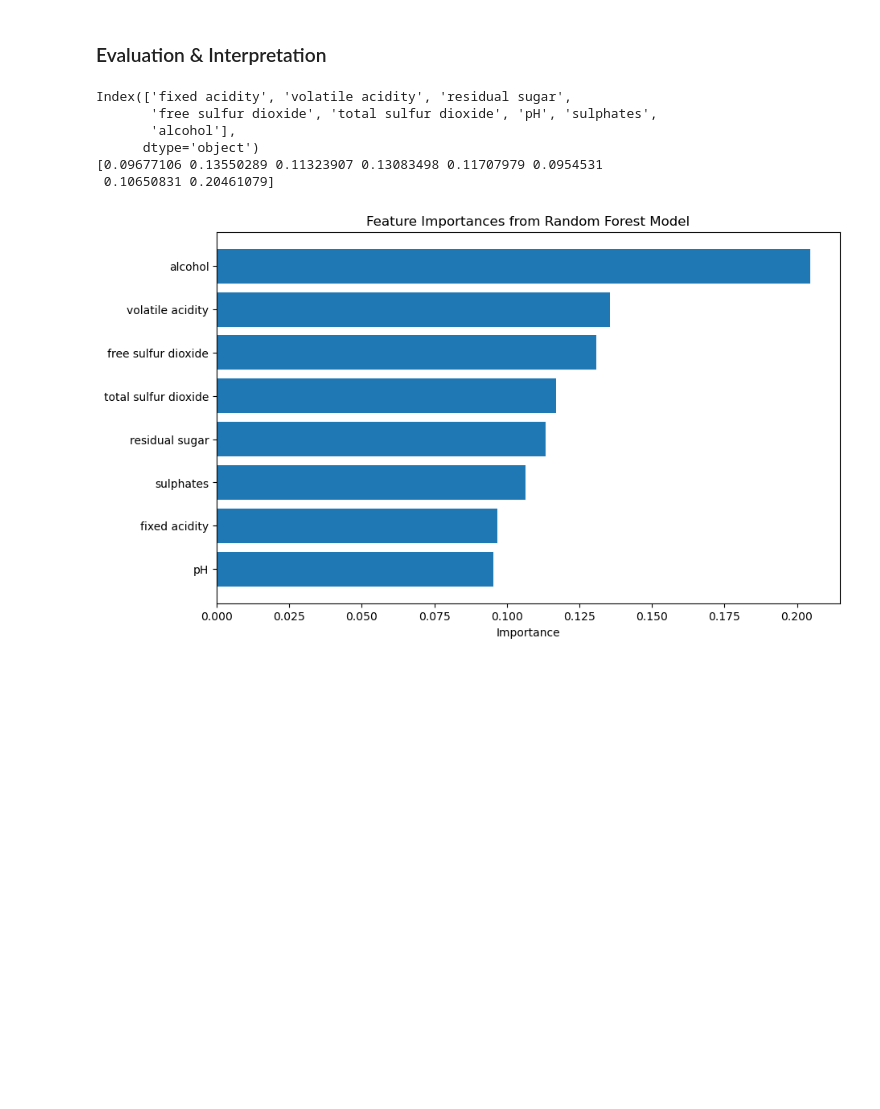
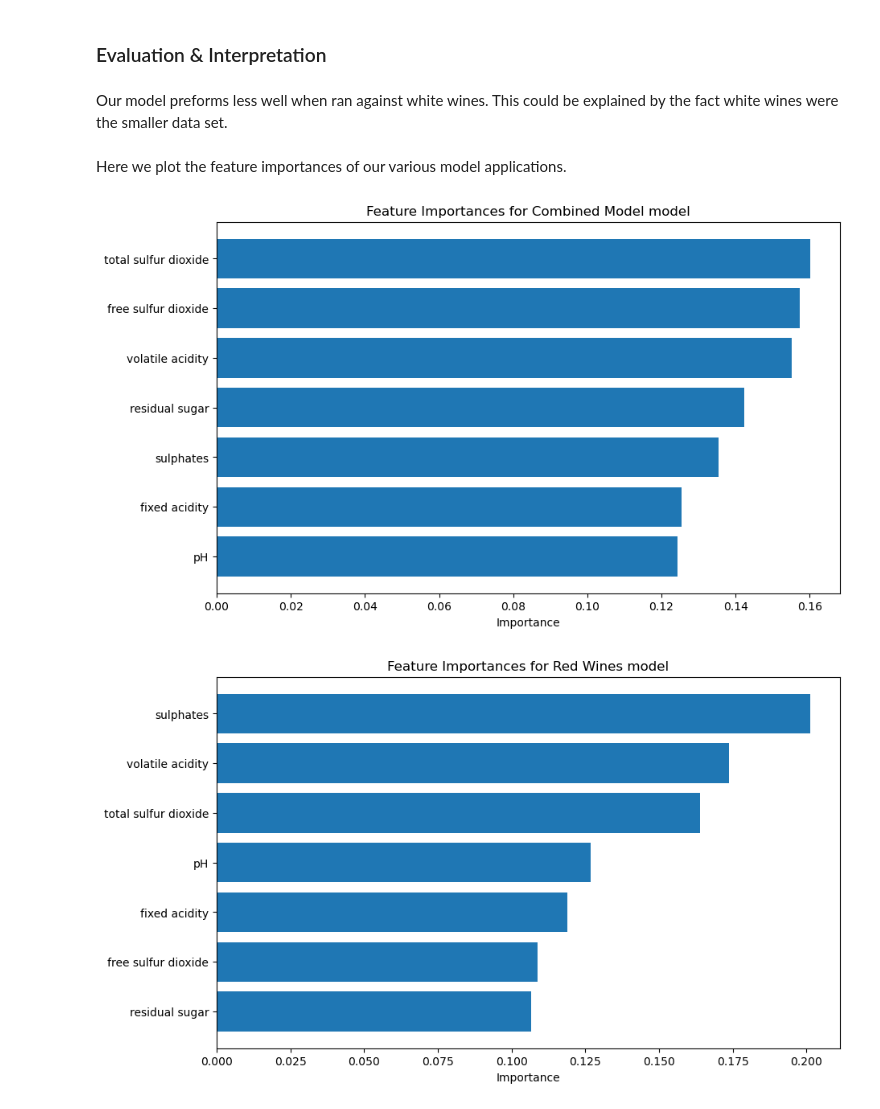
Before and after one commit to N8sGit/group_project_2, a Jupyter notebook: main.ipynb, the cells around one changed output. Drawn from its saved outputs; the diff is of its cells as text; code cells hidden in the pictures; blank space fills up the shorter version.

Commit message:
run model on red/whites and drop alc

```diff
--- a/main.ipynb
+++ b/main.ipynb
@@ -27,7 +27,7 @@ The purpose of this study is to show how machine learning can be applied to comm
 # %%
 # Import Data
 #Drop wine type from the get-go. May change later
-all_wine_raw_df = pd.read_csv('./Wine_data_both.csv').drop(columns=['Wine'])
+all_wine_raw_df = pd.read_csv('./Wine_data_both.csv')
 red_wine_df = pd.read_csv('./Wine_data_red.csv')
 white_wine_df = pd.read_csv('./Wine_data_white.csv')
 # %%
@@ -36,6 +36,8 @@ print('All wine data types', all_wine_raw_df.info())
 print('all wine value counts', all_wine_raw_df['quality'].value_counts())
 # Try separating red and white or wine types
 display(all_wine_raw_df)
+# Manually encode wine type (Wine) to.
+all_wine_raw_df['Wine'] = all_wine_raw_df['Wine'].map({'White': 0, 'Red': 1})
 # %% [output]
 <class 'pandas.core.frame.DataFrame'>
 RangeIndex: 6497 entries, 0 to 6496
@@ -199,7 +219,7 @@ Later, we apply cross validation techniques to verify the integrity of this synt
 
 # Define the feature and target variables
 # Note: We learned what features to drop through EDA and in the optimizations performed below.
-X = combined_data.drop(columns=['quality', 'citric acid', 'chlorides', 'density' ], axis=1)
+X = combined_data.drop(columns=[ 'Wine', 'alcohol', 'quality', 'citric acid', 'chlorides', 'density' ], axis=1)
 y =  combined_data['quality']
 
 # Split the data into training and testing sets
@@ -376,0 +489,13 @@ print(confusion_matrix(y_test_raw, y_pred_best_raw))
+# %%
+X_white = whites.drop(columns=[ 'Wine', 'alcohol', 'quality', 'citric acid', 'chlorides', 'density' ], axis=1)
+y_white = whites['quality']
+X_train_white, X_test_white, y_train_white, y_test_white = train_test_split(X_white, y_white, test_size=0.2, random_state=42, stratify=y_white)
+
+white_classifier = RandomForestClassifier( class_weight=class_weight_dict, criterion='log_loss', max_depth=30, max_features='log2', n_estimators=500, random_state=42)
+white_classifier.fit(X=X_train_white, y=y_train_white)
+y_pred_best_white = white_classifier.predict(X_test_white)
+
+print("White Wine Data RFC Classification Report:")
+print(classification_report(y_test_white, y_pred_best_white))
+print("White Wine Data Confusion Matrix:")
+print(confusion_matrix(y_test_white, y_pred_best_white))
@@ -377,26 +522,41 @@ print(confusion_matrix(y_test_raw, y_pred_best_raw))
 # %% [markdown]
 ### Evaluation & Interpretation
+# %% [markdown]
+Our model preforms less well when ran against white wines. This could be explained by the fact white wines were the smaller data set.
+# %% [markdown]
+Here we plot the feature importances of our various model applications.
 # %%
+def plot_feature_importances(classifier, X_train, title):
+    """
+    Plots the feature importances of a given tree-based classifier.
+
+    Parameters:
+    classifier: A fitted tree-based classifier with an attribute `feature_importances_`.
+    X_train: The training data used to fit the classifier, should be a DataFrame.
+    """
+    # Extract feature importances
+    importances = classifier.feature_importances_
+    feature_names = X_train.columns
+
+    # Create a DataFrame for the importances
+    importance_df = pd.DataFrame({'Feature': feature_names, 'Importance': importances})
+    importance_df = importance_df.sort_values(by='Importance', ascending=False)
+
+    # Plot the feature importances
+    plt.figure(figsize=(10, 6))
+    plt.barh(importance_df['Feature'], importance_df['Importance'])
+    plt.xlabel('Importance')
+    plt.title(f'Feature Importances for {title} model')
+    plt.gca().invert_yaxis()
+    plt.show()
+
 # Feature Importances:
-print(X_train.columns)
-print(classifier.feature_importances_)
-importances = classifier.feature_importances_
-feature_names = X_train.columns
 
-importance_df = pd.DataFrame({'Feature': feature_names, 'Importance': importances})
-importance_df = importance_df.sort_values(by='Importance', ascending=False)
+plot_feature_importances(classifier=classifier, X_train=X_train, title='Combined Model')
 
-plt.figure(figsize=(10, 6))
-plt.barh(importance_df['Feature'], importance_df['Importance'])
-plt.xlabel('Importance')
-plt.title('Feature Importances from Random Forest Model')
-plt.gca().invert_yaxis()
-plt.show()
+plot_feature_importances(classifier=red_classifier, X_train=X_train_red, title='Red Wines')
+
+plot_feature_importances(classifier=white_classifier, X_train=X_train_white, title='White Wines')
 # %% [output]
-Index(['fixed acidity', 'volatile acidity', 'residual sugar',
-       'free sulfur dioxide', 'total sulfur dioxide', 'pH', 'sulphates',
-       'alcohol'],
-      dtype='object')
-[0.09677106 0.13550289 0.11323907 0.13083498 0.11707979 0.0954531
- 0.10650831 0.20461079]
-[figure, old version]
+[figure, new version]
+[figure, added]
```
Also changed, not shown: parts of 18 cells of this notebook.
